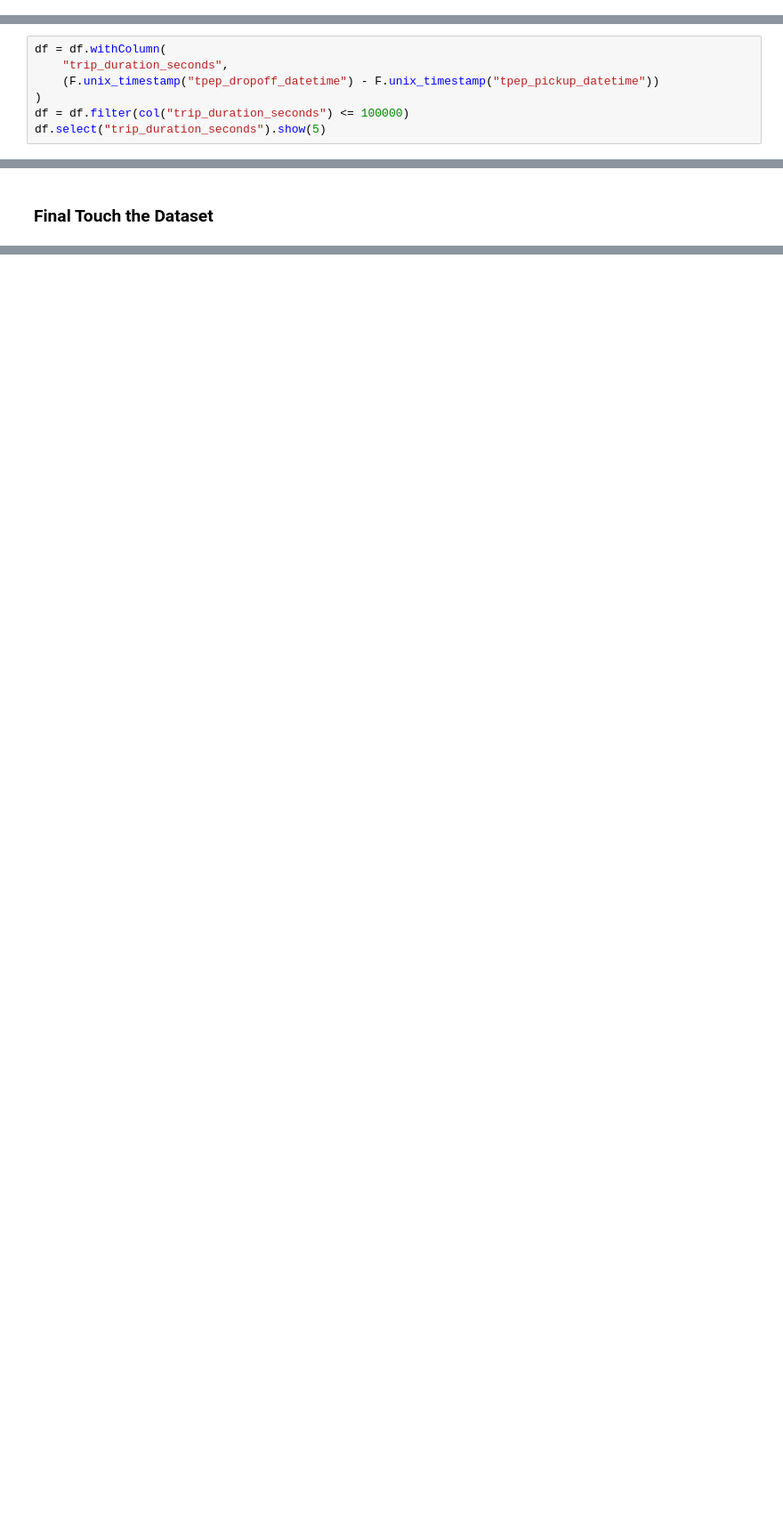
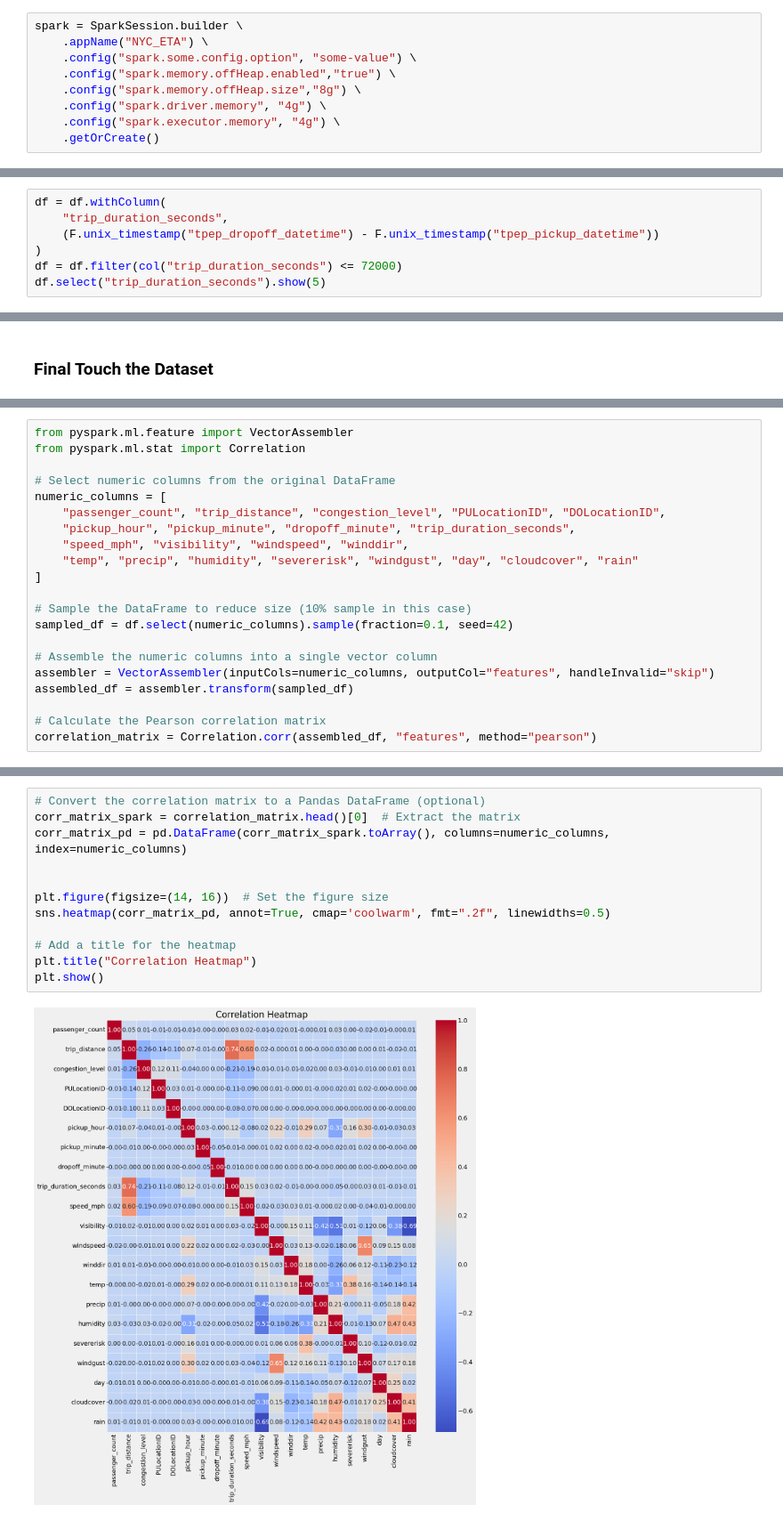
Before and after one commit to nhhongan/nyc_yellow_taxi_eta, a Jupyter notebook: notebook/eda_modelling_eta.ipynb, the cells around one changed output, grey strips where cells are left out. Shown at 89% size. Drawn from its saved outputs; the diff is of its cells as text; blank space fills up the shorter version.

Commit message:
feature selection

```diff
--- a/notebook/eda_modelling_eta.ipynb
+++ b/notebook/eda_modelling_eta.ipynb
@@ -17,3 +17,12 @@ spark = SparkSession.builder.appName("NYC_ETA").getOrCreate()
+# %%
+spark = SparkSession.builder \
+    .appName("NYC_ETA") \
+    .config("spark.some.config.option", "some-value") \
+    .config("spark.memory.offHeap.enabled","true") \
+    .config("spark.memory.offHeap.size","8g") \
+    .config("spark.driver.memory", "4g") \
+    .config("spark.executor.memory", "4g") \
+    .getOrCreate()
 # %% [markdown]
 ## Read Parquet Files
 # %%
@@ -225,5 +376,5 @@ df = df.withColumn(
     "trip_duration_seconds",
     (F.unix_timestamp("tpep_dropoff_datetime") - F.unix_timestamp("tpep_pickup_datetime"))
 )
-df = df.filter(col("trip_duration_seconds") <= 100000)
+df = df.filter(col("trip_duration_seconds") <= 72000)
 df.select("trip_duration_seconds").show(5)
@@ -689,0 +944,21 @@ df.printSchema()
+# %%
+from pyspark.ml.feature import VectorAssembler
+from pyspark.ml.stat import Correlation
+
+# Select numeric columns from the original DataFrame
+numeric_columns = [
+    "passenger_count", "trip_distance", "congestion_level", "PULocationID", "DOLocationID",
+    "pickup_hour", "pickup_minute", "dropoff_minute", "trip_duration_seconds",
+    "speed_mph", "visibility", "windspeed", "winddir",
+    "temp", "precip", "humidity", "severerisk", "windgust", "day", "cloudcover", "rain"
+]
+
+# Sample the DataFrame to reduce size (10% sample in this case)
+sampled_df = df.select(numeric_columns).sample(fraction=0.1, seed=42)
+
+# Assemble the numeric columns into a single vector column
+assembler = VectorAssembler(inputCols=numeric_columns, outputCol="features", handleInvalid="skip")
+assembled_df = assembler.transform(sampled_df)
+
+# Calculate the Pearson correlation matrix
+correlation_matrix = Correlation.corr(assembled_df, "features", method="pearson")
@@ -689,0 +969,14 @@ df.printSchema()
+# %%
+# Convert the correlation matrix to a Pandas DataFrame (optional)
+corr_matrix_spark = correlation_matrix.head()[0]  # Extract the matrix
+corr_matrix_pd = pd.DataFrame(corr_matrix_spark.toArray(), columns=numeric_columns, index=numeric_columns)
+
+
+plt.figure(figsize=(14, 16))  # Set the figure size
+sns.heatmap(corr_matrix_pd, annot=True, cmap='coolwarm', fmt=".2f", linewidths=0.5)
+
+# Add a title for the heatmap
+plt.title("Correlation Heatmap")
+plt.show()
+# %% [output]
+[figure, added]
```
Also changed, not shown: parts of 70 cells of this notebook.
